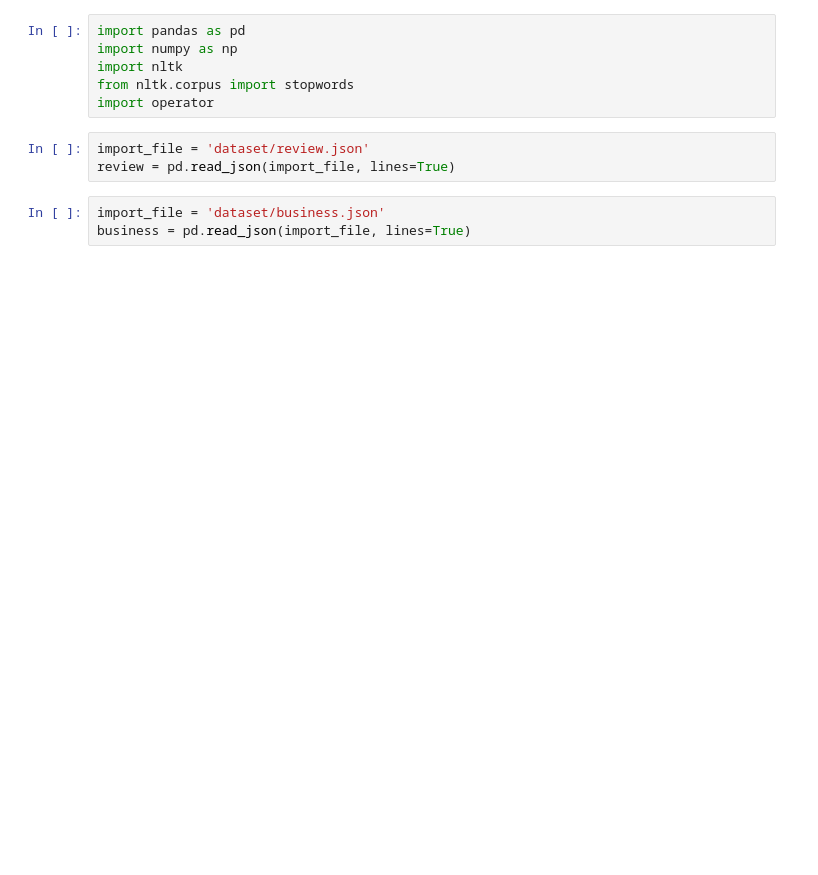
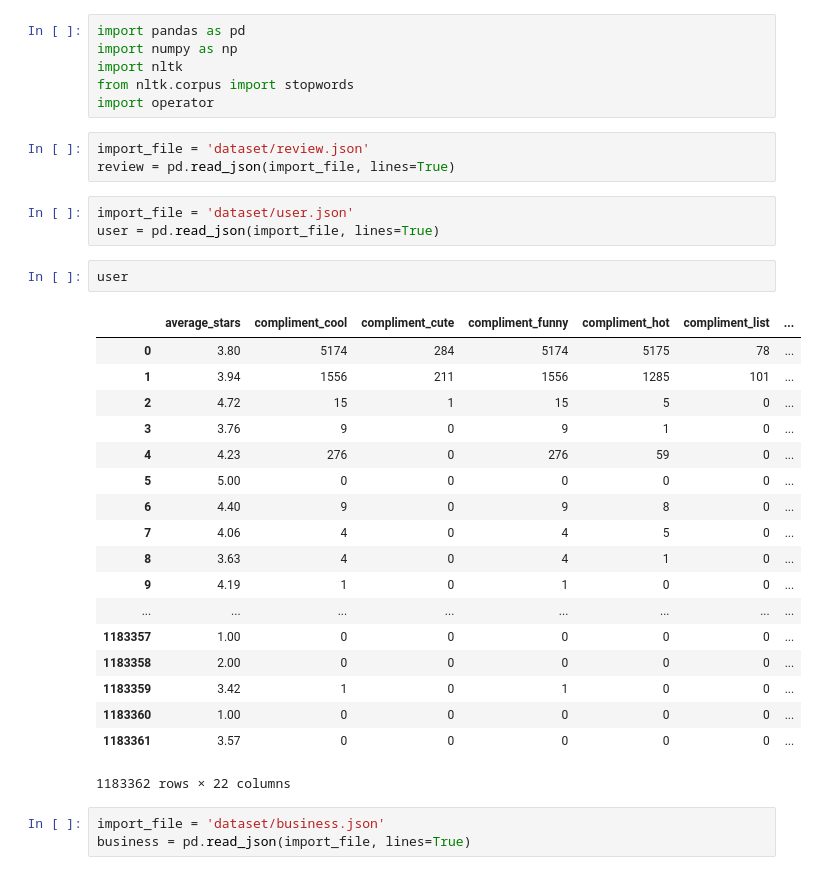
Before and after one commit to CornellDataScience/NLP_Research-FA17, a Jupyter notebook: local-elites/brian/Week3.ipynb, the cells around one changed output. Saved outputs shown, nothing was run; the diff lists cells and outputs as text; blank space fills up the shorter version.

```diff
--- a/local-elites/brian/Week3.ipynb
+++ b/local-elites/brian/Week3.ipynb
@@ -7,6 +7,30 @@ import operator
 # %%
 import_file = 'dataset/review.json'
 review = pd.read_json(import_file, lines=True)
+# %%
+import_file = 'dataset/user.json'
+user = pd.read_json(import_file, lines=True)
+# %%
+user
+# %% [output]
+|  | average_stars | compliment_cool | compliment_cute | compliment_funny | compliment_hot | compliment_list | ... |
+| 0 | 3.80 | 5174 | 284 | 5174 | 5175 | 78 | ... |
+| 1 | 3.94 | 1556 | 211 | 1556 | 1285 | 101 | ... |
+| 2 | 4.72 | 15 | 1 | 15 | 5 | 0 | ... |
+| 3 | 3.76 | 9 | 0 | 9 | 1 | 0 | ... |
+| 4 | 4.23 | 276 | 0 | 276 | 59 | 0 | ... |
+| 5 | 5.00 | 0 | 0 | 0 | 0 | 0 | ... |
+| 6 | 4.40 | 9 | 0 | 9 | 8 | 0 | ... |
+| 7 | 4.06 | 4 | 0 | 4 | 5 | 0 | ... |
+| 8 | 3.63 | 4 | 0 | 4 | 1 | 0 | ... |
+| 9 | 4.19 | 1 | 0 | 1 | 0 | 0 | ... |
+| ... | ... | ... | ... | ... | ... | ... | ... |
+| 1183357 | 1.00 | 0 | 0 | 0 | 0 | 0 | ... |
+| 1183358 | 2.00 | 0 | 0 | 0 | 0 | 0 | ... |
+| 1183359 | 3.42 | 1 | 0 | 1 | 0 | 0 | ... |
+| 1183360 | 1.00 | 0 | 0 | 0 | 0 | 0 | ... |
+| 1183361 | 3.57 | 0 | 0 | 0 | 0 | 0 | ... |
+1183362 rows × 22 columns
 # %%
 import_file = 'dataset/business.json'
 business = pd.read_json(import_file, lines=True)
```
Also changed, not shown: parts of 14 cells of this notebook, 1 other file.
